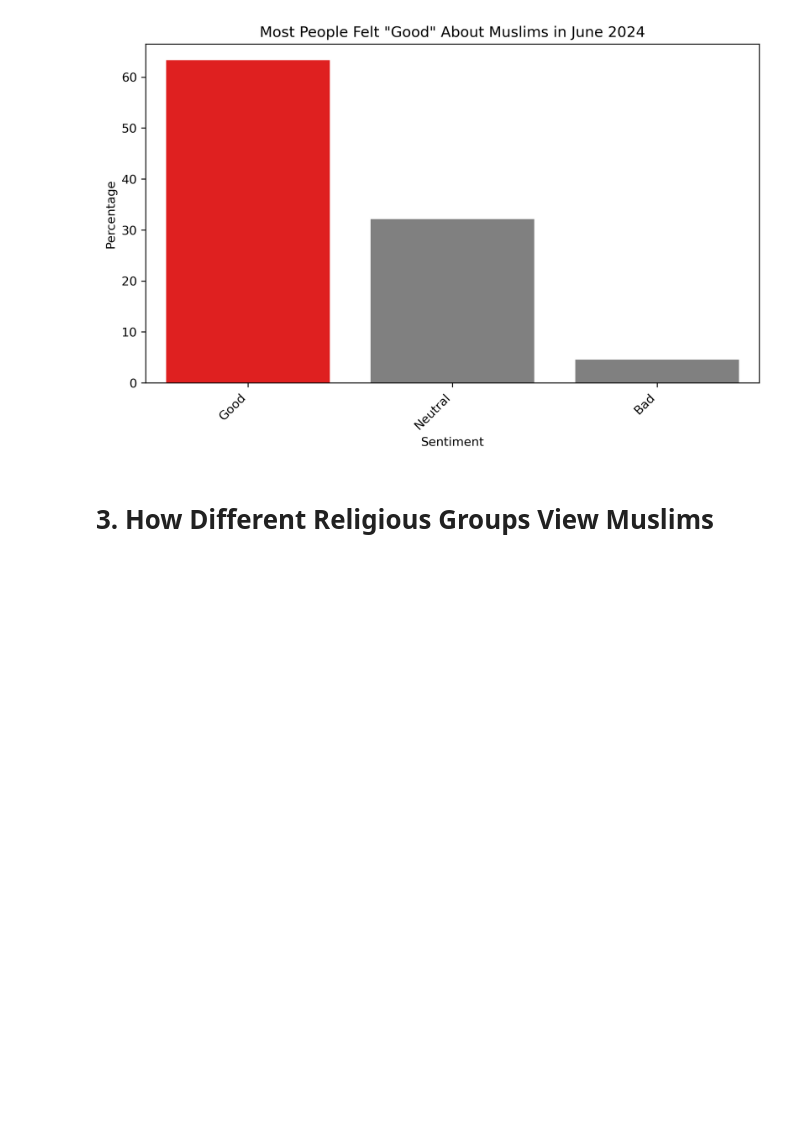
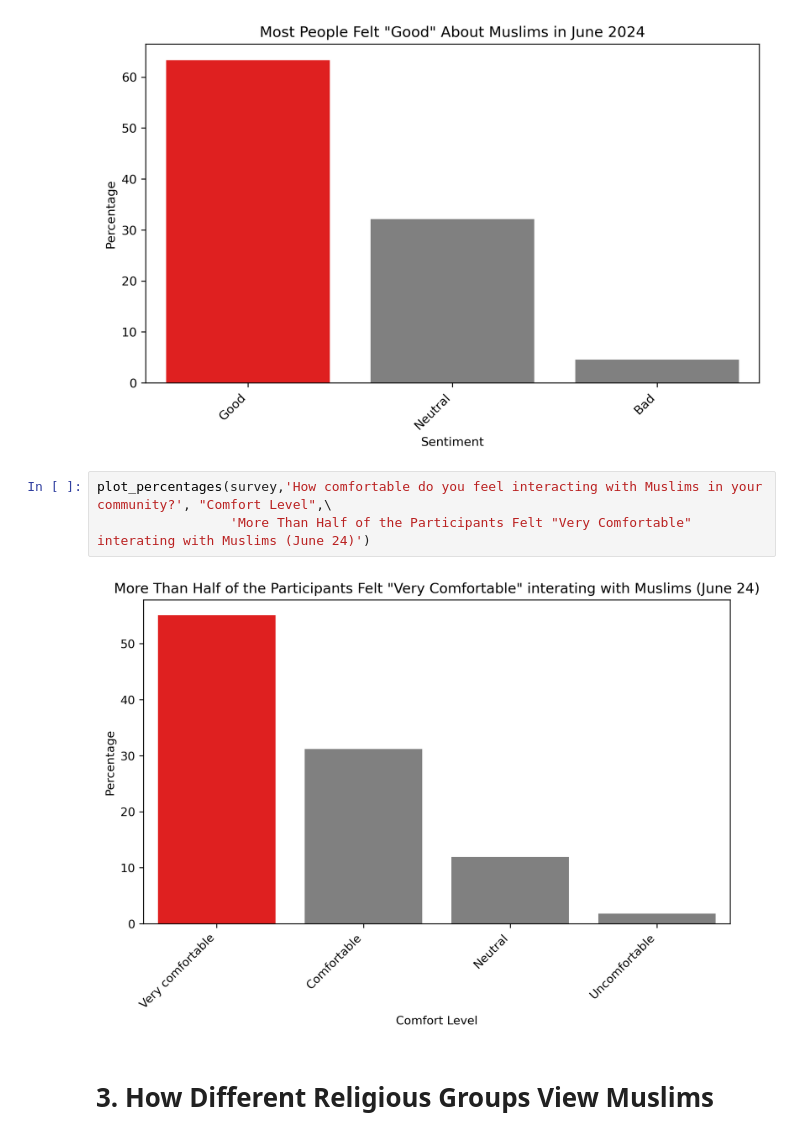
Before and after one commit to manelmahroug/Muslim-Brand-Sentiment, a Jupyter notebook: Brand_sentiment_001_June2024.ipynb, the cells around one changed output. Cells and saved outputs as stored; diff of their text form; blank space fills up the shorter version.

```diff
--- a/Brand_sentiment_001_June2024.ipynb
+++ b/Brand_sentiment_001_June2024.ipynb
@@ -149,5 +230,10 @@ plot_percentages(survey,'How do you feel about Muslims people in America', 'Sent
                  'Most People Felt "Good" About Muslims in June 2024')
 # %% [output]
 [figure]
+# %%
+plot_percentages(survey,'How comfortable do you feel interacting with Muslims in your community?', "Comfort Level",\
+                 'More Than Half of the Participants Felt "Very Comfortable" interating with Muslims (June 24)')
+# %% [output]
+[figure, added]
 # %% [markdown]
 # 3. How Different Religious Groups View Muslims
```
Also changed, not shown: parts of 32 cells of this notebook, 2 other files.
